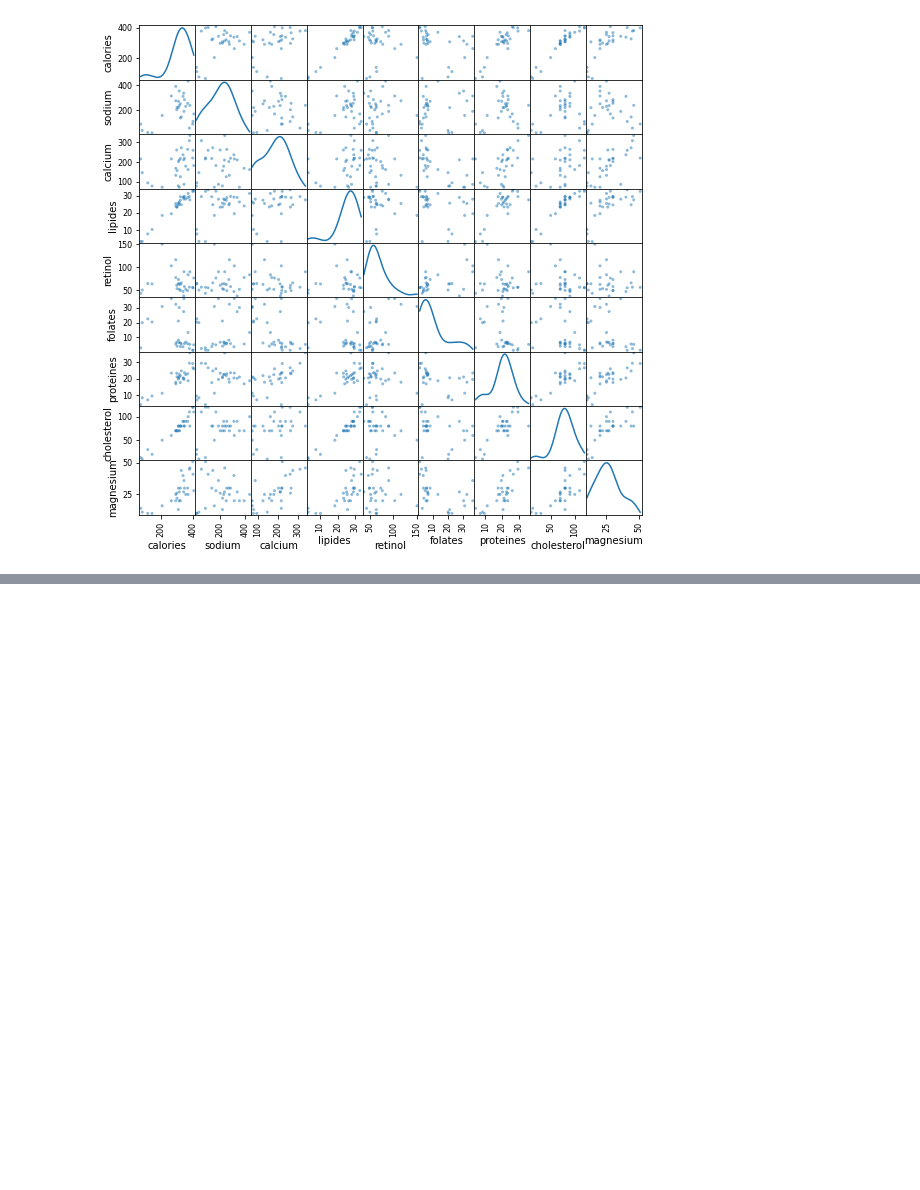
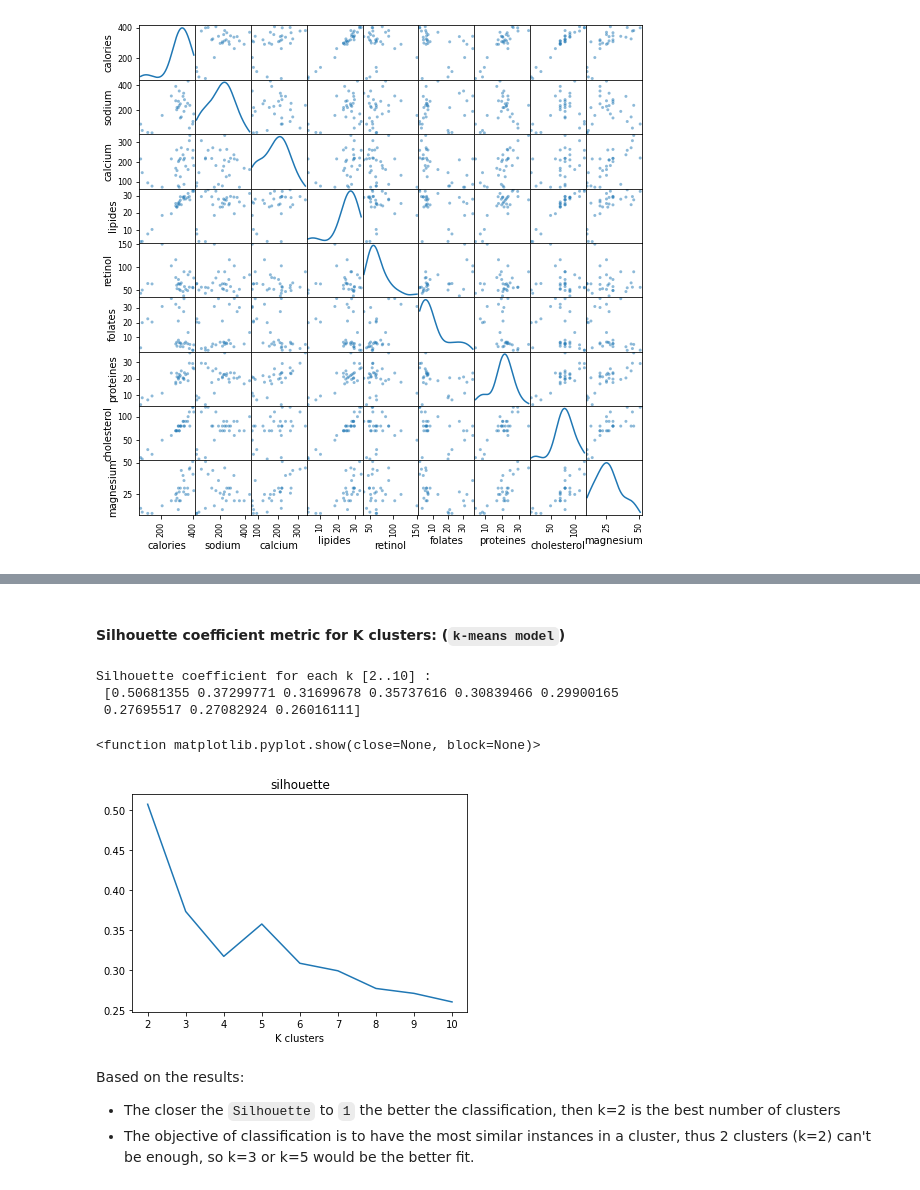
Before and after one commit to AyariAhmed/Data-mining-labs, a Jupyter notebook: TP4-data-mining.ipynb, the cells around one changed output, grey strips where cells are left out. Drawn from its saved outputs; the diff is of its cells as text; code cells hidden in the pictures; blank space fills up the shorter version.

```diff
--- a/TP4-data-mining.ipynb
+++ b/TP4-data-mining.ipynb
@@ -59,0 +47,11 @@ plt.show()
+# %%
+import numpy as np
+from sklearn import cluster
+np.random.seed(0)
+kmeans = cluster.KMeans(n_clusters = 4)
+kmeans.fit(fromage)
+idk = np.argsort(kmeans.labels_)
+print(kmeans.labels_)
+print(pd.DataFrame(fromage.index[idk],kmeans.labels_[idk]))
+print('K-means transformation:',kmeans.transform(fromage))
+print("Clusters Centers:",kmeans.cluster_centers_)
@@ -59,0 +76,27 @@ plt.show()
+# %% [markdown]
+#### Silhouette coefficient metric for K clusters: (`k-means model`)
+# %%
+from sklearn import metrics
+result = np.arange(9, dtype ="double")
+for k in np.arange(9):
+  km = cluster.KMeans(n_clusters = k+2)
+  km.fit(fromage)
+  result[k] = metrics.silhouette_score(fromage,km.labels_) # save
+
+print ('Silhouette coefficient for each k [2..10] :\n',result)
+
+import matplotlib.pyplot as plt
+plt.title("silhouette")
+plt.xlabel("K clusters")
+plt.plot(np.arange(2,11,1),(result))
+plt.show
+# %% [output]
+Silhouette coefficient for each k [2..10] :
+ [0.50681355 0.37299771 0.31699678 0.35737616 0.30839466 0.29900165
+ 0.27695517 0.27082924 0.26016111]
+<function matplotlib.pyplot.show(close=None, block=None)>
+[figure, added]
+# %% [markdown]
+Based on the results:
+- The closer the `Silhouette` to `1` the better the classification, then k=2 is the best number of clusters
+- The objective of classification is to have the most similar instances in a cluster, thus 2 clusters (k=2) can't be enough, so k=3 or k=5 would be the better fit.
```
Also changed, not shown: parts of 5 cells of this notebook.
